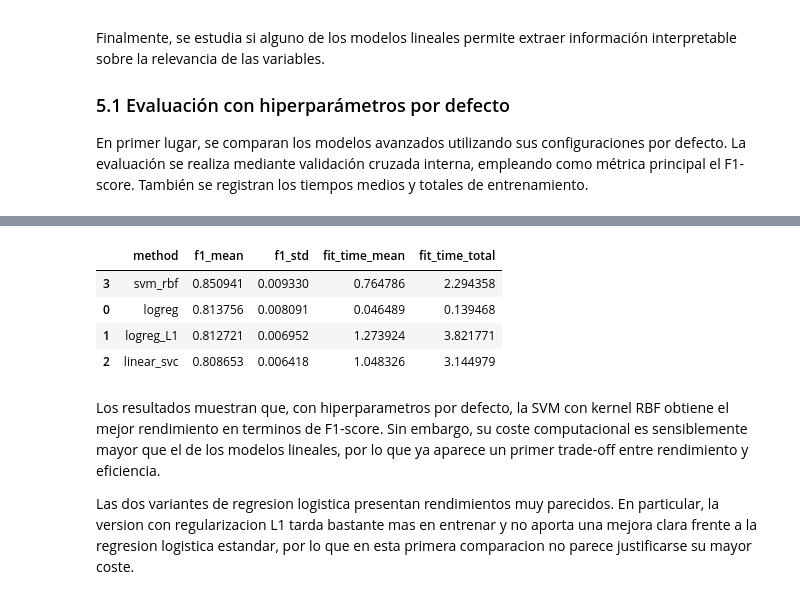
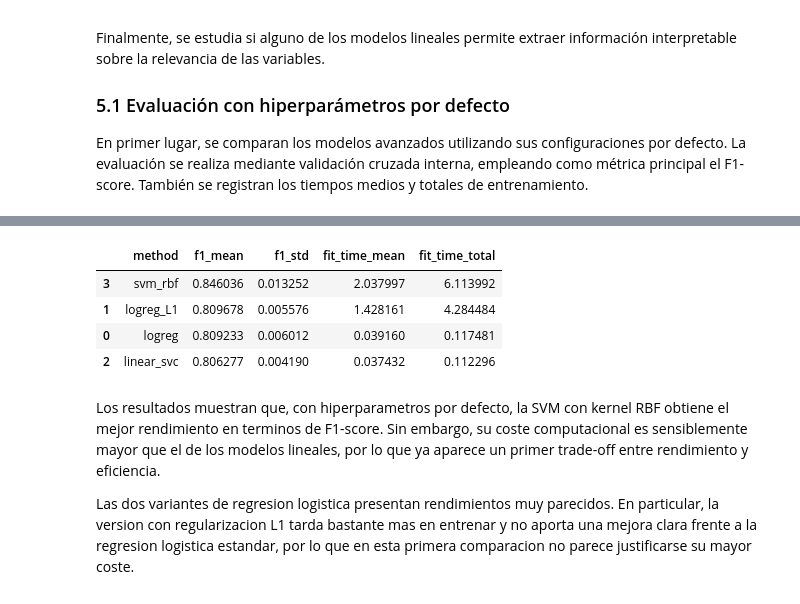
Before and after one commit to 100522202/clasificacion-prediccion-streamlit-aa, a Jupyter notebook: notebook1.ipynb, the cells around one changed output, grey strips where cells are left out. Cells and saved outputs as stored; diff of their text form; code cells hidden in the pictures.

```diff
--- a/notebook1.ipynb
+++ b/notebook1.ipynb
@@ -625,24 +685,29 @@ from sklearn.linear_model import LogisticRegression
 from sklearn.svm import LinearSVC, SVC
 from sklearn.model_selection import cross_validate
 
-# Usamos el nombre 'logreg' para la regresion logistica estandar, sin regularizacion L1.
+# 'logreg' representa regresion logistica sin regularizacion (penalty=None),
+# como pide el enunciado.
 methods_adv = {
     'logreg': LogisticRegression(
+        penalty=None,
         max_iter=3000,
-        random_state=42
+        random_state=SEED
     ),
     'logreg_L1': LogisticRegression(
         solver='saga',
         penalty='l1',
         max_iter=3000,
-        random_state=42
+        random_state=SEED
     ),
     'linear_svc': LinearSVC(
-        random_state=42,
-        max_iter=5000
+        random_state=SEED,
+        dual='auto',
+        max_iter=20000
     ),
     'svm_rbf': SVC(
-        kernel='rbf'
+        kernel='rbf',
+        probability=True,
+        random_state=SEED
     )
 }
 
@@ -653,37 +718,37 @@ for name, method in methods_adv.items():
         ('preprocess', preprocessor),
         ('model', method)
     ])
 
     scores = cross_validate(
         pipe,
         X_train,
         y_train,
         cv=cv_inner,
         scoring='f1',
         n_jobs=-1,
         return_train_score=False
     )
 
     default_results.append({
         'method': name,
         'f1_mean': scores['test_score'].mean(),
         'f1_std': scores['test_score'].std(),
         'fit_time_mean': scores['fit_time'].mean(),
         'fit_time_total': scores['fit_time'].sum()
     })
 
 resultados_avanzados_default_df = (
     pd.DataFrame(default_results)
     .sort_values('f1_mean', ascending=False)
 )
 
 display(resultados_avanzados_default_df)
 # %% [output]
 |  | method | f1_mean | f1_std | fit_time_mean | fit_time_total |
-| 3 | svm_rbf | 0.850941 | 0.009330 | 0.764786 | 2.294358 |
-| 0 | logreg | 0.813756 | 0.008091 | 0.046489 | 0.139468 |
-| 1 | logreg_L1 | 0.812721 | 0.006952 | 1.273924 | 3.821771 |
-| 2 | linear_svc | 0.808653 | 0.006418 | 1.048326 | 3.144979 |
+| 3 | svm_rbf | 0.846036 | 0.013252 | 2.037997 | 6.113992 |
+| 1 | logreg_L1 | 0.809678 | 0.005576 | 1.428161 | 4.284484 |
+| 0 | logreg | 0.809233 | 0.006012 | 0.039160 | 0.117481 |
+| 2 | linear_svc | 0.806277 | 0.004190 | 0.037432 | 0.112296 |
 # %% [markdown]
 Los resultados muestran que, con hiperparametros por defecto, la SVM con kernel RBF obtiene el mejor rendimiento en terminos de F1-score. Sin embargo, su coste computacional es sensiblemente mayor que el de los modelos lineales, por lo que ya aparece un primer trade-off entre rendimiento y eficiencia.
 
```
Also changed, not shown: parts of 28 cells of this notebook, 8 other files.
